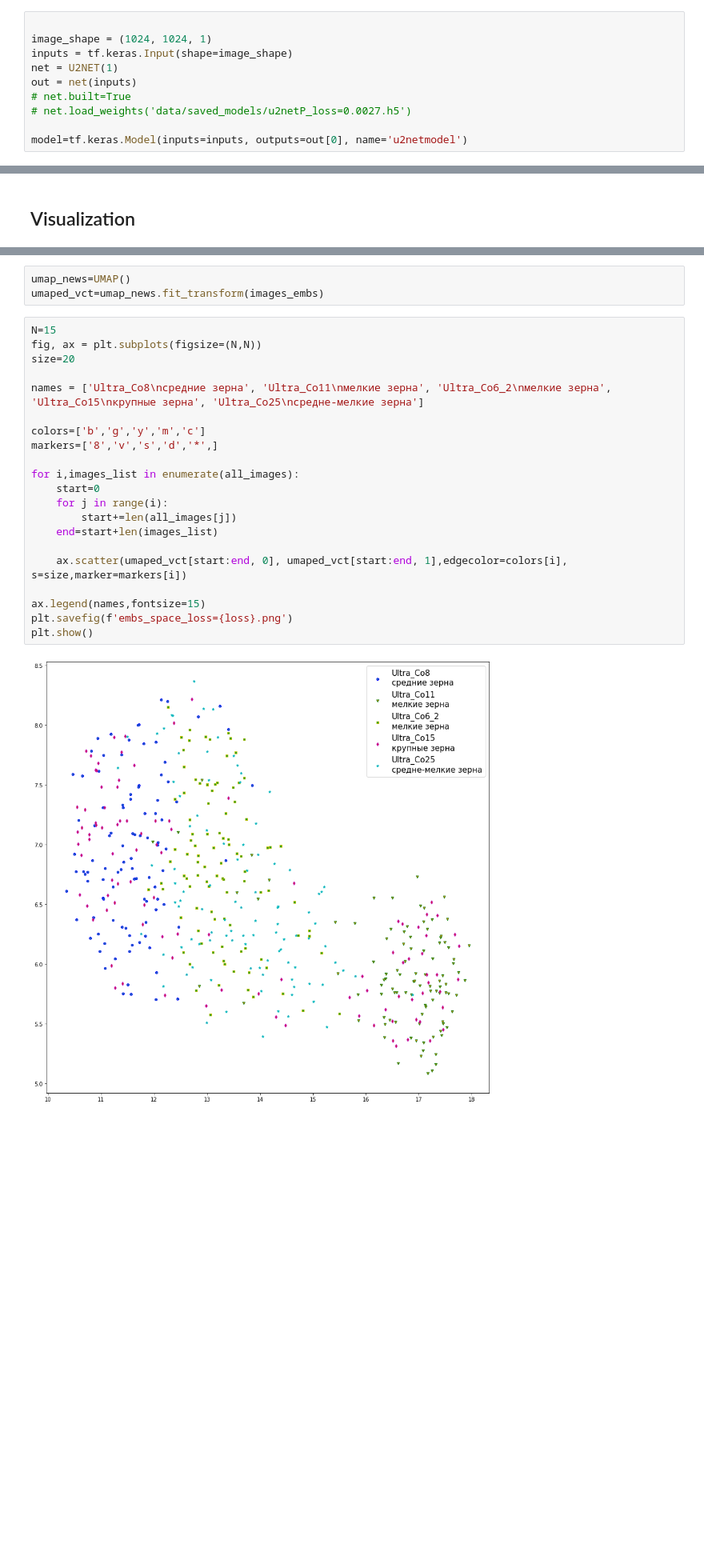
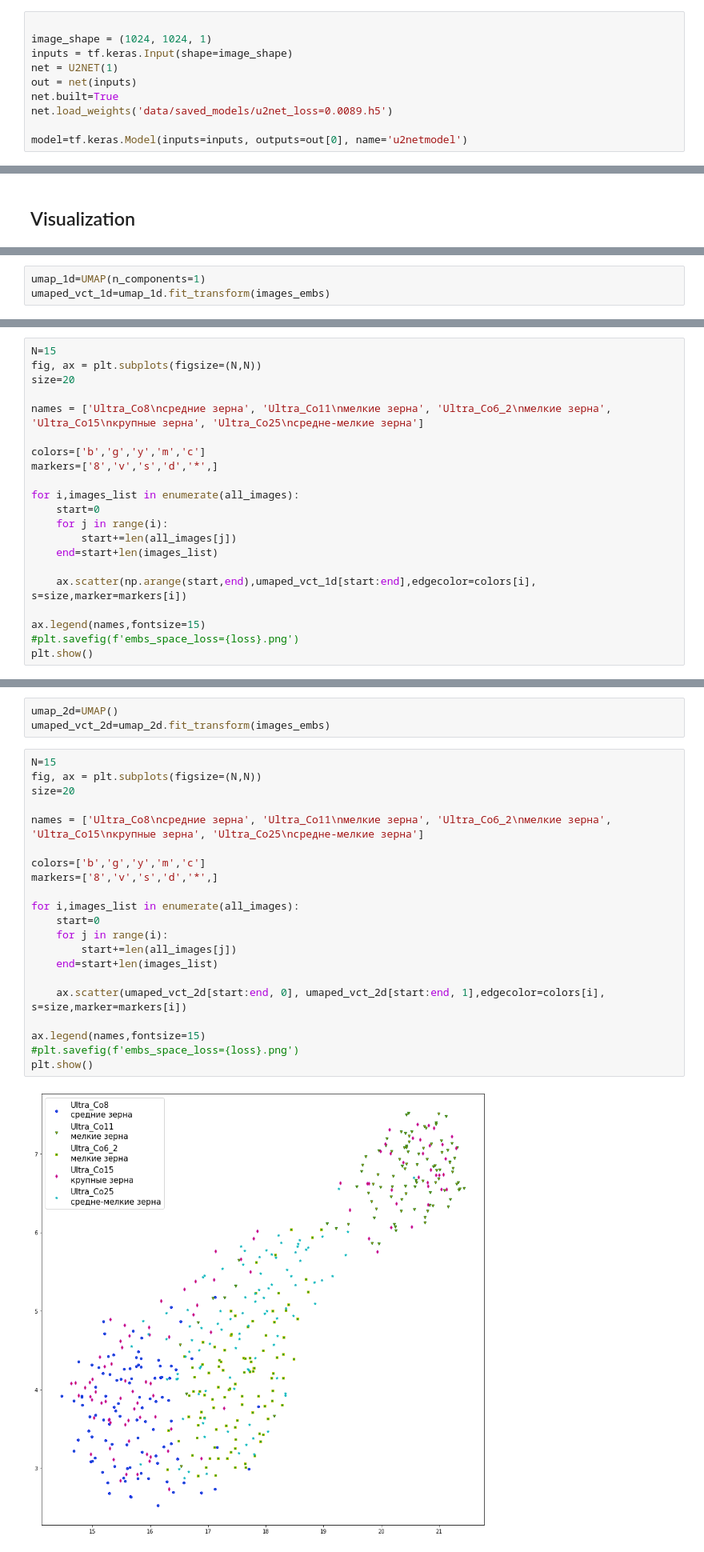
Before and after one commit to dkagramanyan/WC-Co_computer_vision, a Jupyter notebook: 06-NN.ipynb, the cells around one changed output, grey strips where cells are left out. Shown: that part at 80% size. Cells and saved outputs as stored; diff of their text form; blank space fills up the shorter version.

```diff
--- a/06-NN.ipynb
+++ b/06-NN.ipynb
@@ -28,8 +33,8 @@ image_shape = (1024, 1024, 1)
 inputs = tf.keras.Input(shape=image_shape)
 net = U2NET(1)
 out = net(inputs)
-# net.built=True
-# net.load_weights('data/saved_models/u2netP_loss=0.0027.h5')
+net.built=True
+net.load_weights('data/saved_models/u2net_loss=0.0089.h5')
 
 model=tf.keras.Model(inputs=inputs, outputs=out[0], name='u2netmodel')
 # %%
@@ -113,3 +147,6 @@ for i, images_list in enumerate(all_images):
         resized = transform.resize(image_gray, (1024, 1024,1))
         emb=net(tf.expand_dims(resized/255,axis=0))[1][0].numpy().flatten()
         images_embs.append(emb)
+# %%
+umap_1d=UMAP(n_components=1)
+umaped_vct_1d=umap_1d.fit_transform(images_embs)
@@ -115,0 +173,21 @@ for i, images_list in enumerate(all_images):
+# %%
+N=15
+fig, ax = plt.subplots(figsize=(N,N))
+size=20
+
+names = ['Ultra_Co8\nсредние зерна', 'Ultra_Co11\nмелкие зерна', 'Ultra_Co6_2\nмелкие зерна', 'Ultra_Co15\nкрупные зерна', 'Ultra_Co25\nсредне-мелкие зерна']
+
+colors=['b','g','y','m','c']
+markers=['8','v','s','d','*',]
+
+for i,images_list in enumerate(all_images):
+    start=0
+    for j in range(i):
+        start+=len(all_images[j])
+    end=start+len(images_list)
+
+    ax.scatter(np.arange(start,end),umaped_vct_1d[start:end],edgecolor=colors[i], s=size,marker=markers[i])
+
+ax.legend(names,fontsize=15)
+#plt.savefig(f'embs_space_loss={loss}.png')
+plt.show()
@@ -116,29 +196,29 @@ for i, images_list in enumerate(all_images):
 # %%
-umap_news=UMAP()
-umaped_vct=umap_news.fit_transform(images_embs)
+umap_2d=UMAP()
+umaped_vct_2d=umap_2d.fit_transform(images_embs)
 # %%
 N=15
 fig, ax = plt.subplots(figsize=(N,N))
 size=20
 
 names = ['Ultra_Co8\nсредние зерна', 'Ultra_Co11\nмелкие зерна', 'Ultra_Co6_2\nмелкие зерна', 'Ultra_Co15\nкрупные зерна', 'Ultra_Co25\nсредне-мелкие зерна']
 
 colors=['b','g','y','m','c']
 markers=['8','v','s','d','*',]
 
 for i,images_list in enumerate(all_images):
     start=0
     for j in range(i):
         start+=len(all_images[j])
     end=start+len(images_list)
 
-    ax.scatter(umaped_vct[start:end, 0], umaped_vct[start:end, 1],edgecolor=colors[i], s=size,marker=markers[i])
+    ax.scatter(umaped_vct_2d[start:end, 0], umaped_vct_2d[start:end, 1],edgecolor=colors[i], s=size,marker=markers[i])
 
 ax.legend(names,fontsize=15)
-plt.savefig(f'embs_space_loss={loss}.png')
+#plt.savefig(f'embs_space_loss={loss}.png')
 plt.show()
 # %% [output]
-[figure, old version]
+[figure, new version]
 # %%
 umap_3d = UMAP(n_components=3)
 umaped_vct_3d = umap_3d.fit_transform(images_embs)
```
Also changed, not shown: parts of 5 cells of this notebook, 3 other files.
